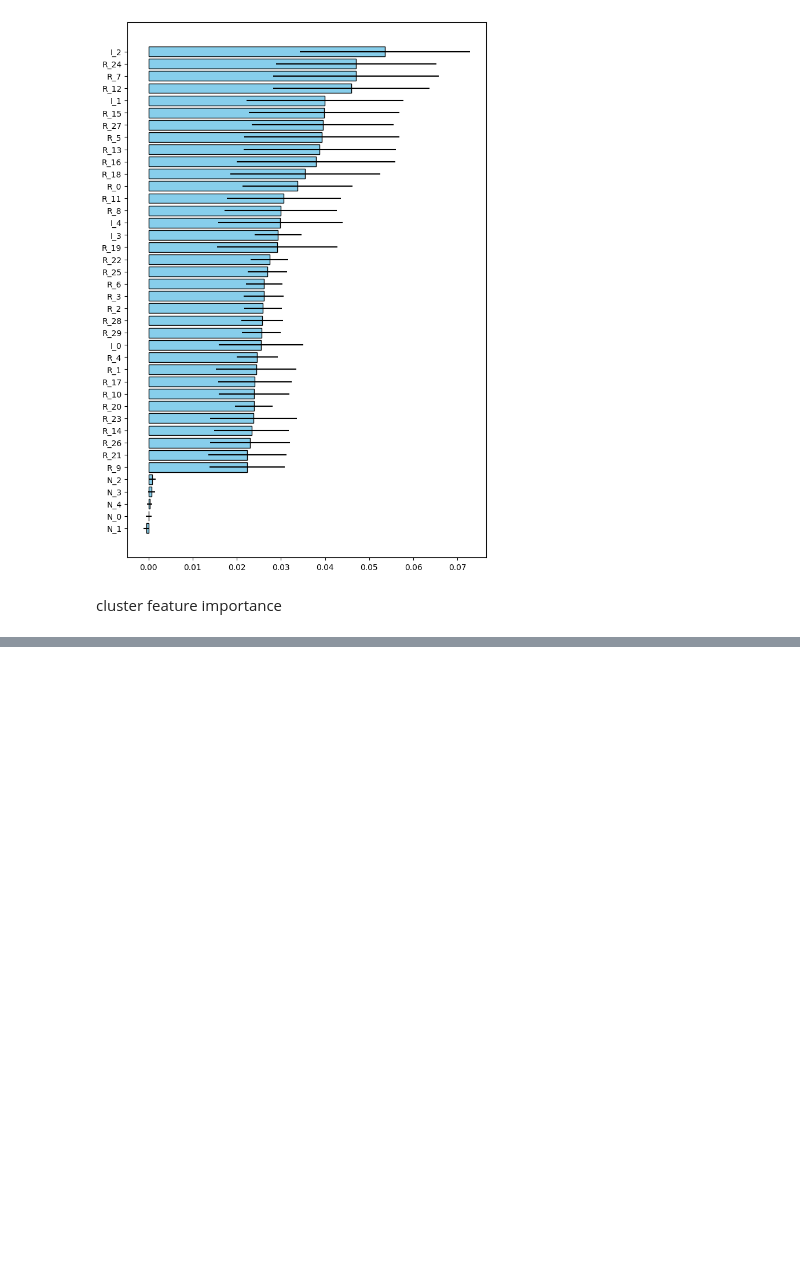
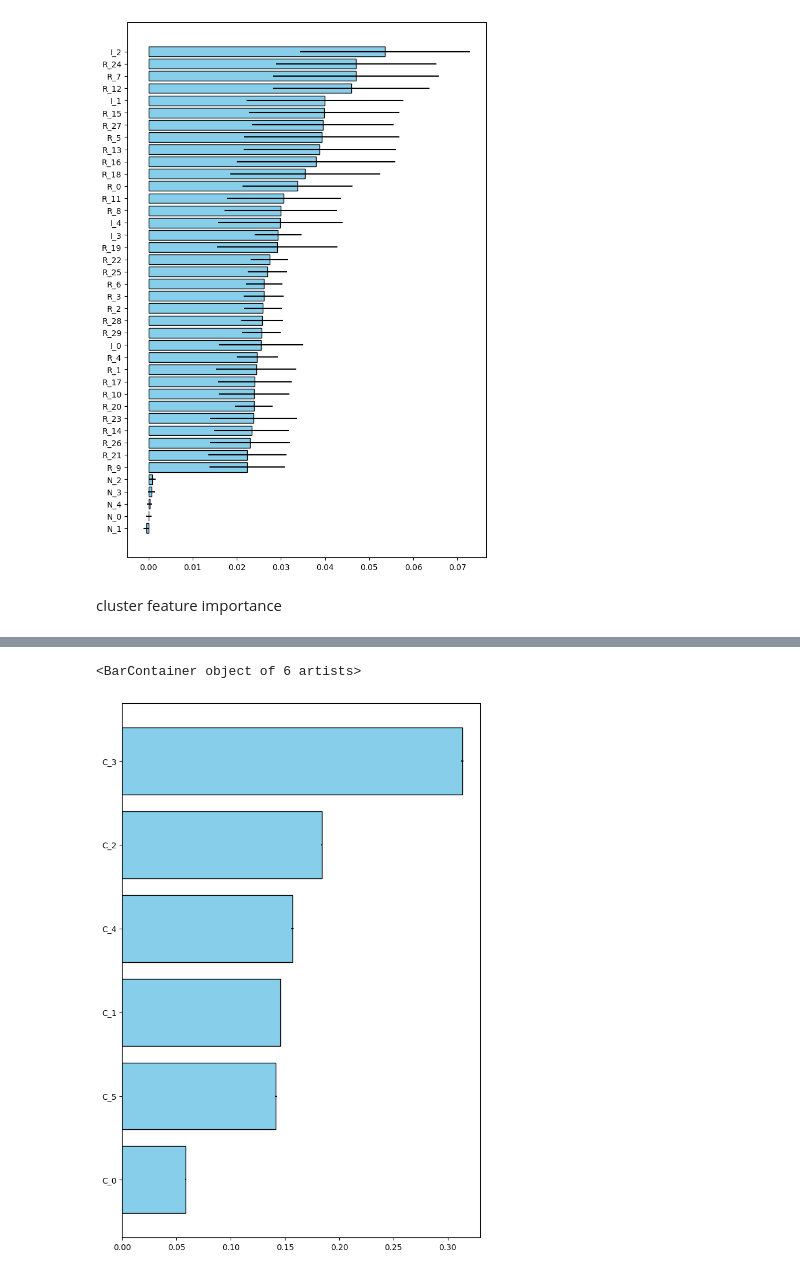
Before and after one commit to Joanna-Dai/Machine-Learning-for-Asset-Managers, a Jupyter notebook: ch6.ipynb, the cells around one changed output, grey strips where cells are left out. Saved outputs shown, nothing was run; the diff lists cells and outputs as text; code cells hidden in the pictures; blank space fills up the shorter version.

```diff
--- a/ch6.ipynb
+++ b/ch6.ipynb
@@ -218,7 +227,7 @@ cluster feature importance
 
 def groupMeanStd(df0, clstrs):
     out = pd.DataFrame(columns=['mean','std'])
-    for i, j in clstrs.iteritems():
+    for i, j in clstrs.items():
         df1 = df0[j].sum(axis=1)
         out.loc['C_'+str(i), 'mean'] = df1.mean()
         out.loc['C_'+str(i), 'std'] = df1.std()*df1.shape[0]**-.5
@@ -261,0 +281,19 @@ def featImpMDA_Clustered(clf, X, y, clstrs, n_splits=10):
+# %%
+# apply clustered MDI
+clf = DecisionTreeClassifier(criterion='entropy', max_features=1, class_weight='balanced', min_weight_fraction_leaf=0)
+clf = BaggingClassifier(estimator=clf, n_estimators=1000, max_features=1., max_samples=1., oob_score=False)
+fit = clf.fit(X, y)
+imp = featImpMDI_Clustered(fit, X.columns, clstrs)
+
+# visualization
+imp_sorted = imp.sort_values('mean', ascending=True)
+plt.figure(figsize=(8, 12))
+plt.barh(imp_sorted.index, imp_sorted['mean'], xerr=imp_sorted['std'], color='skyblue', edgecolor='k')
+
+# C_5 is cluster associated with the noise features
+# reach 2 correct conclusions:
+# 1) C_5 is of almost zero importance
+# 2) all other clusteres have very similar importance (in contrast with less similarity under unclustered MDI)
+# %% [output]
+<BarContainer object of 6 artists>
+[figure, added]
```
Also changed, not shown: parts of 4 cells of this notebook, 1 other file.
